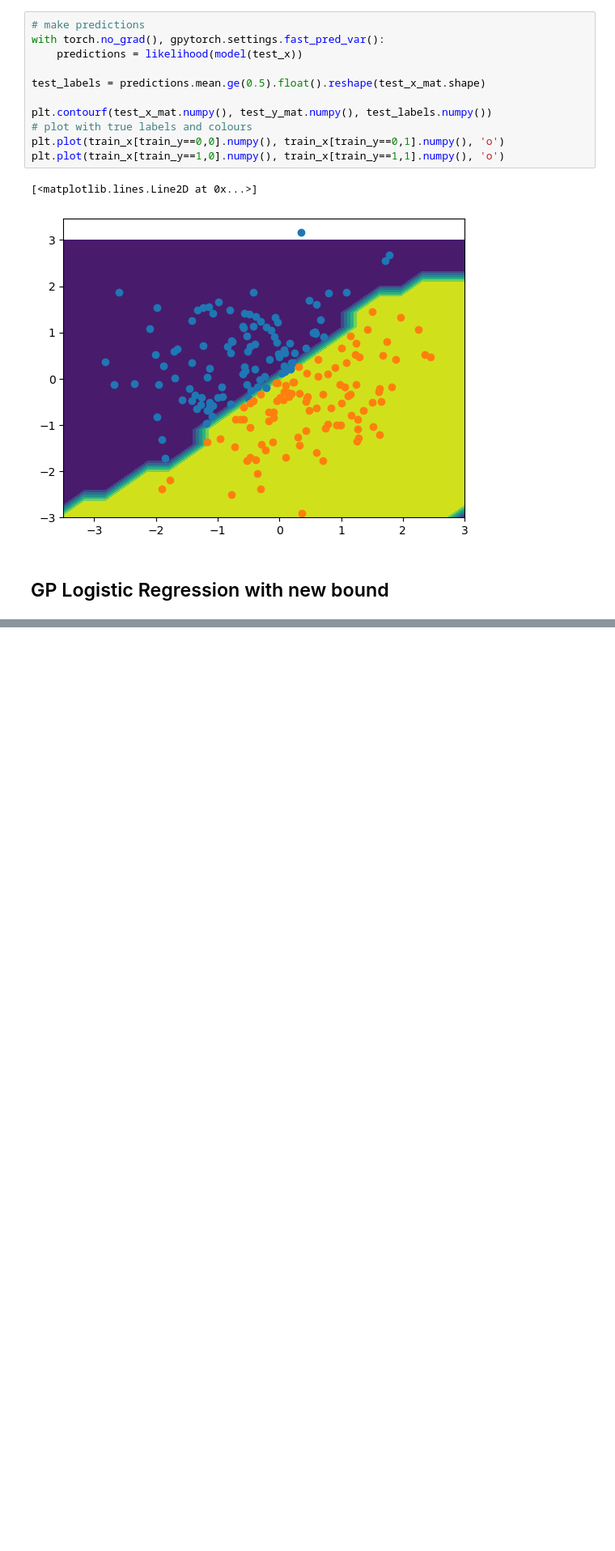
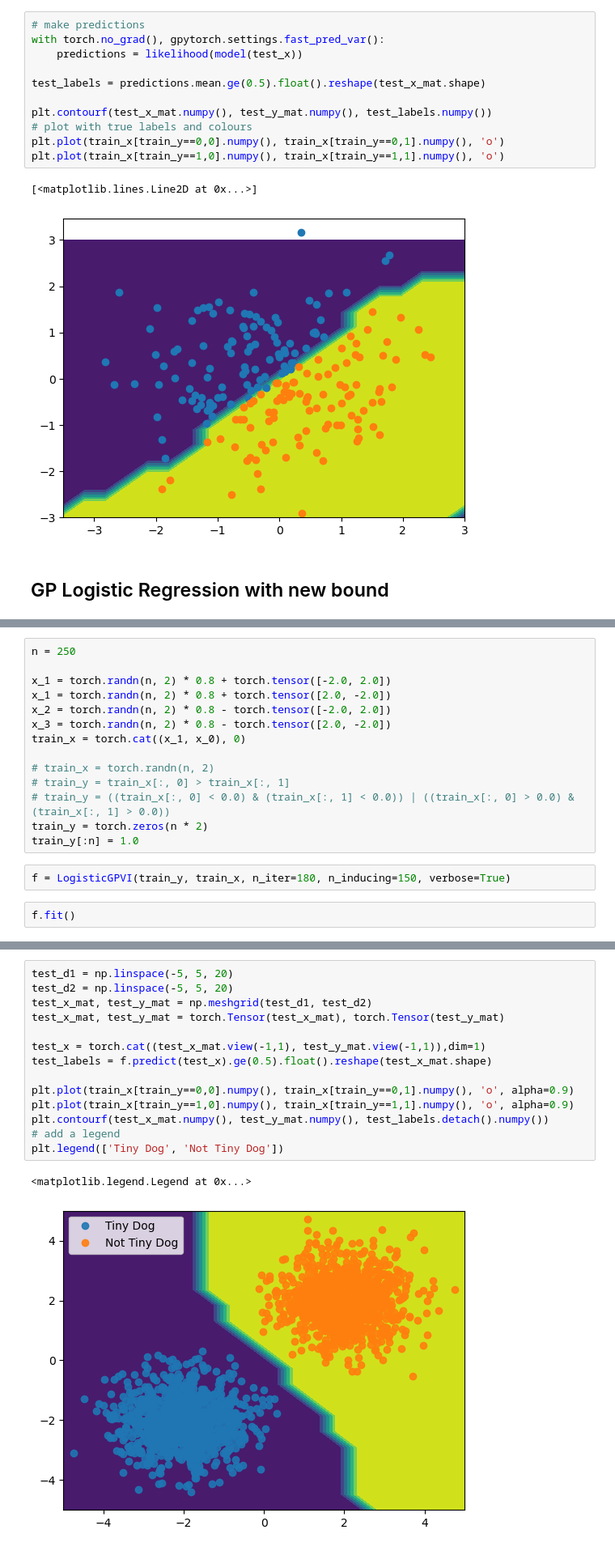
Before and after one commit to mkomod/vi-per, a Jupyter notebook: notebooks/gpytorch_testing.ipynb, the cells around one changed output, grey strips where cells are left out. Shown at 81% size. Cells and saved outputs as stored; diff of their text form; blank space fills up the shorter version.

```diff
--- a/notebooks/gpytorch_testing.ipynb
+++ b/notebooks/gpytorch_testing.ipynb
@@ -543,0 +601,18 @@ plt.plot(train_x[train_y==1,0].numpy(), train_x[train_y==1,1].numpy(), 'o')
+# %%
+n = 250
+
+x_1 = torch.randn(n, 2) * 0.8 + torch.tensor([-2.0, 2.0])
+x_1 = torch.randn(n, 2) * 0.8 + torch.tensor([2.0, -2.0])
+x_2 = torch.randn(n, 2) * 0.8 - torch.tensor([-2.0, 2.0])
+x_3 = torch.randn(n, 2) * 0.8 - torch.tensor([2.0, -2.0])
+train_x = torch.cat((x_1, x_0), 0)
+
+# train_x = torch.randn(n, 2)
+# train_y = train_x[:, 0] > train_x[:, 1]
+# train_y = ((train_x[:, 0] < 0.0) & (train_x[:, 1] < 0.0)) | ((train_x[:, 0] > 0.0) & (train_x[:, 1] > 0.0))
+train_y = torch.zeros(n * 2)
+train_y[:n] = 1.0
+# %%
+f = LogisticGPVI(train_y, train_x, n_iter=180, n_inducing=150, verbose=True)
+# %%
+f.fit()
@@ -543,0 +638,17 @@ plt.plot(train_x[train_y==1,0].numpy(), train_x[train_y==1,1].numpy(), 'o')
+# %%
+test_d1 = np.linspace(-5, 5, 20)
+test_d2 = np.linspace(-5, 5, 20)
+test_x_mat, test_y_mat = np.meshgrid(test_d1, test_d2)
+test_x_mat, test_y_mat = torch.Tensor(test_x_mat), torch.Tensor(test_y_mat)
+
+test_x = torch.cat((test_x_mat.view(-1,1), test_y_mat.view(-1,1)),dim=1)
+test_labels = f.predict(test_x).ge(0.5).float().reshape(test_x_mat.shape)
+
+plt.plot(train_x[train_y==0,0].numpy(), train_x[train_y==0,1].numpy(), 'o', alpha=0.9)
+plt.plot(train_x[train_y==1,0].numpy(), train_x[train_y==1,1].numpy(), 'o', alpha=0.9)
+plt.contourf(test_x_mat.numpy(), test_y_mat.numpy(), test_labels.detach().numpy())
+# add a legend
+plt.legend(['Tiny Dog', 'Not Tiny Dog'])
+# %% [output]
+<matplotlib.legend.Legend at 0x...>
+[figure, added]
```
Also changed, not shown: parts of 53 cells of this notebook, 3 other files.
